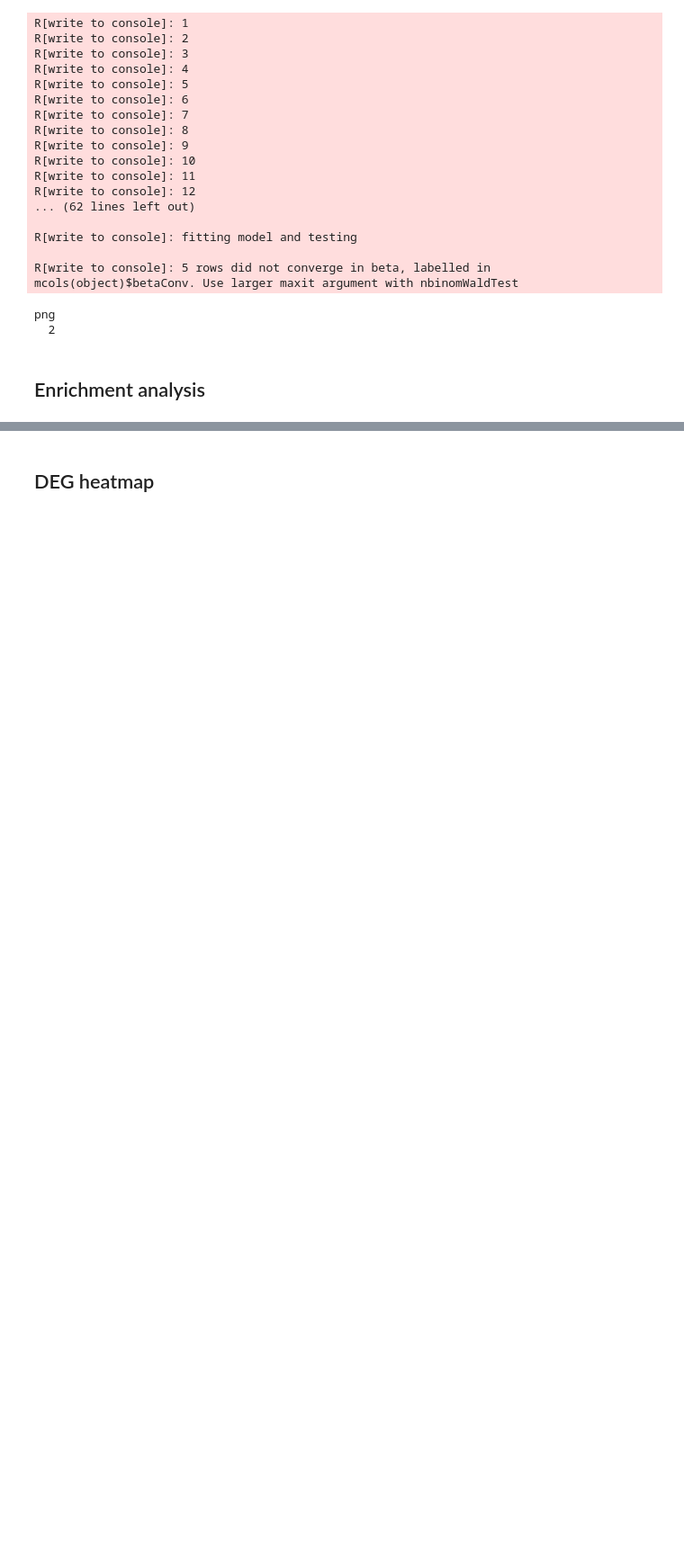
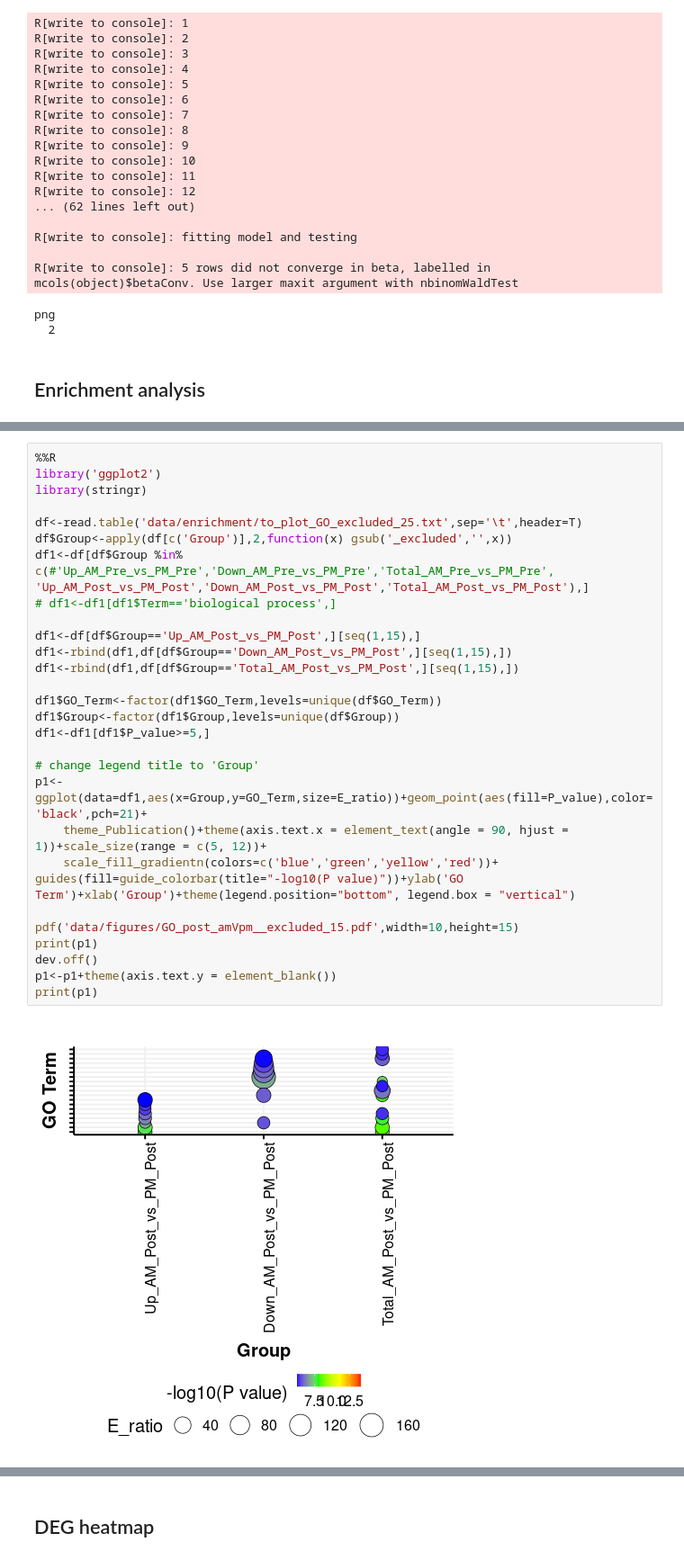
Before and after one commit to wkdeng/AMI, a Jupyter notebook: sample_clean_md5.ipynb, the cells around one changed output, grey strips where cells are left out. Shown at 90% size. Drawn from its saved outputs; the diff is of its cells as text; blank space fills up the shorter version.

```diff
--- a/sample_clean_md5.ipynb
+++ b/sample_clean_md5.ipynb
@@ -1038,0 +992,31 @@ print(p6)
+# %%
+%%R
+library('ggplot2')
+library(stringr)
+
+df<-read.table('data/enrichment/to_plot_GO_excluded_25.txt',sep='\t',header=T)
+df$Group<-apply(df[c('Group')],2,function(x) gsub('_excluded','',x))
+df1<-df[df$Group %in% c(#'Up_AM_Pre_vs_PM_Pre','Down_AM_Pre_vs_PM_Pre','Total_AM_Pre_vs_PM_Pre',
+'Up_AM_Post_vs_PM_Post','Down_AM_Post_vs_PM_Post','Total_AM_Post_vs_PM_Post'),]
+# df1<-df1[df1$Term=='biological process',]
+
+df1<-df[df$Group=='Up_AM_Post_vs_PM_Post',][seq(1,15),]
+df1<-rbind(df1,df[df$Group=='Down_AM_Post_vs_PM_Post',][seq(1,15),])
+df1<-rbind(df1,df[df$Group=='Total_AM_Post_vs_PM_Post',][seq(1,15),])
+
+df1$GO_Term<-factor(df1$GO_Term,levels=unique(df$GO_Term))
+df1$Group<-factor(df1$Group,levels=unique(df$Group))
+df1<-df1[df1$P_value>=5,]
+
+# change legend title to 'Group'
+p1<-ggplot(data=df1,aes(x=Group,y=GO_Term,size=E_ratio))+geom_point(aes(fill=P_value),color='black',pch=21)+
+    theme_Publication()+theme(axis.text.x = element_text(angle = 90, hjust = 1))+scale_size(range = c(5, 12))+
+    scale_fill_gradientn(colors=c('blue','green','yellow','red'))+ guides(fill=guide_colorbar(title="-log10(P value)"))+ylab('GO Term')+xlab('Group')+theme(legend.position="bottom", legend.box = "vertical")
+
+pdf('data/figures/GO_post_amVpm__excluded_15.pdf',width=10,height=15)
+print(p1)
+dev.off()
+p1<-p1+theme(axis.text.y = element_blank())
+print(p1)
+# %% [output]
+[figure, added]
```
Also changed, not shown: parts of 58 cells of this notebook, 1 other file.
